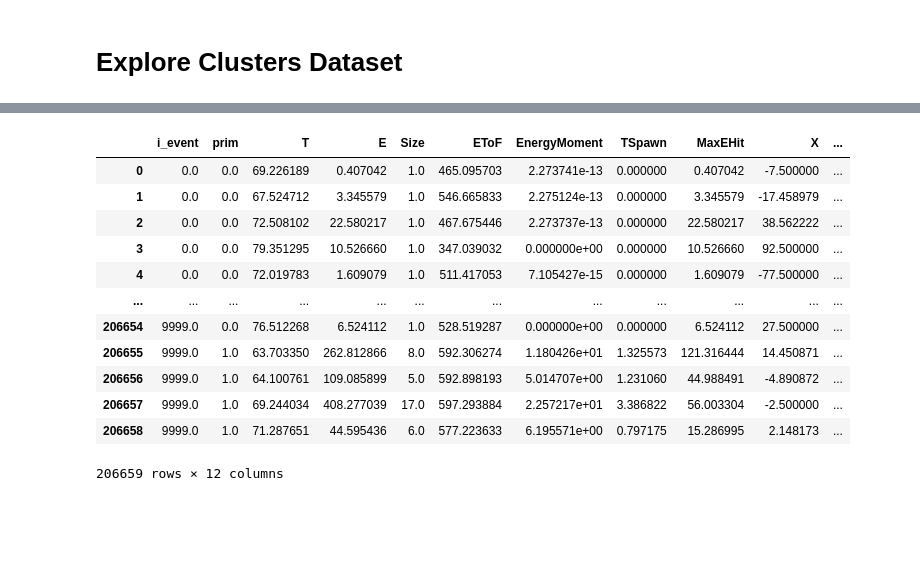
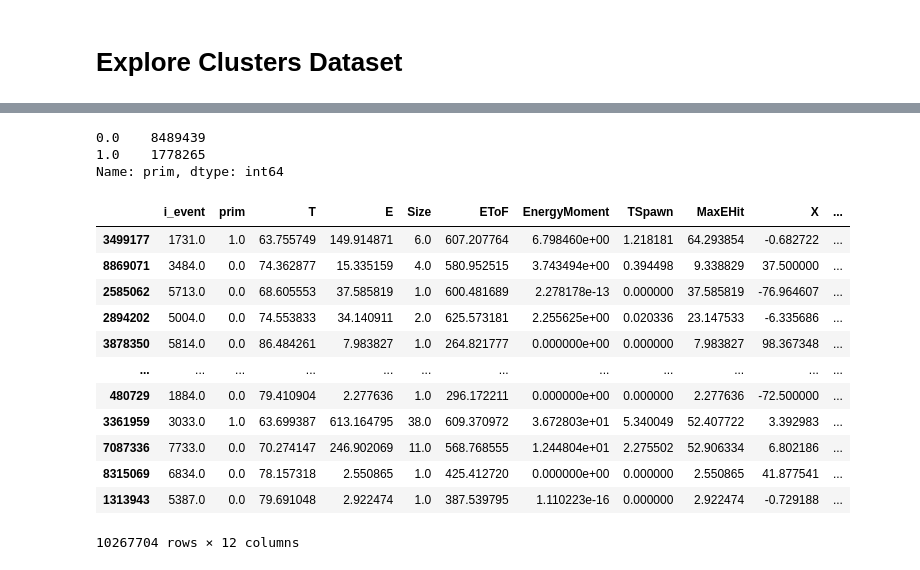
Before and after one commit to janmayer/NeuLAND-reconstruction-ml, a Jupyter notebook: clusterfeature/02-clusters-explore.ipynb, the cells around one changed output, grey strips where cells are left out. Drawn from its saved outputs; the diff is of its cells as text; code cells hidden in the pictures; blank space fills up the shorter version.

```diff
--- a/clusterfeature/02-clusters-explore.ipynb
+++ b/clusterfeature/02-clusters-explore.ipynb
@@ -13,20 +12,26 @@ Welcome to JupyROOT 6.16/00
-# %%
-pdfile = filename_for(
-    distance=15, doubleplane=30, energy=600, erel=500, neutron=4, physics="inclxx", subrun=0, what="clusterfeature.pkl"
-)
-data = pd.read_pickle(pdfile)
-display(data)
-# %% [output]
-|  | i_event | prim | T | E | Size | EToF | EnergyMoment | TSpawn | MaxEHit | X | ... |
-| 0 | 0.0 | 0.0 | 69.226189 | 0.407042 | 1.0 | 465.095703 | 2.273741e-13 | 0.000000 | 0.407042 | -7.500000 | ... |
-| 1 | 0.0 | 0.0 | 67.524712 | 3.345579 | 1.0 | 546.665833 | 2.275124e-13 | 0.000000 | 3.345579 | -17.458979 | ... |
-| 2 | 0.0 | 0.0 | 72.508102 | 22.580217 | 1.0 | 467.675446 | 2.273737e-13 | 0.000000 | 22.580217 | 38.562222 | ... |
-| 3 | 0.0 | 0.0 | 79.351295 | 10.526660 | 1.0 | 347.039032 | 0.000000e+00 | 0.000000 | 10.526660 | 92.500000 | ... |
-| 4 | 0.0 | 0.0 | 72.019783 | 1.609079 | 1.0 | 511.417053 | 7.105427e-15 | 0.000000 | 1.609079 | -77.500000 | ... |
-| ... | ... | ... | ... | ... | ... | ... | ... | ... | ... | ... | ... |
-| 206654 | 9999.0 | 0.0 | 76.512268 | 6.524112 | 1.0 | 528.519287 | 0.000000e+00 | 0.000000 | 6.524112 | 27.500000 | ... |
-| 206655 | 9999.0 | 1.0 | 63.703350 | 262.812866 | 8.0 | 592.306274 | 1.180426e+01 | 1.325573 | 121.316444 | 14.450871 | ... |
-| 206656 | 9999.0 | 1.0 | 64.100761 | 109.085899 | 5.0 | 592.898193 | 5.014707e+00 | 1.231060 | 44.988491 | -4.890872 | ... |
-| 206657 | 9999.0 | 1.0 | 69.244034 | 408.277039 | 17.0 | 597.293884 | 2.257217e+01 | 3.386822 | 56.003304 | -2.500000 | ... |
-| 206658 | 9999.0 | 1.0 | 71.287651 | 44.595436 | 6.0 | 577.223633 | 6.195571e+00 | 0.797175 | 15.286995 | 2.148173 | ... |
-206659 rows × 12 columns
+# %%
+files = [filename_for(15, 30, 600, 500, n, "inclxx", s, "clusterfeature.pkl") for n in [1, 2, 3, 4] for s in range(20)]
+dfs = [pd.read_pickle(file) for file in files]
+data = pd.concat(dfs, ignore_index=True).sample(frac=1, random_state=1337)
+
+data = data[(abs(data["X"]) < 125) & (abs(data["Y"]) < 125) & (data["T"] < 100) & (data["EToF"] < 700)]
+
+print(data["prim"].value_counts())
+display(data)
+# %% [output]
+0.0    8489439
+1.0    1778265
+Name: prim, dtype: int64
+|  | i_event | prim | T | E | Size | EToF | EnergyMoment | TSpawn | MaxEHit | X | ... |
+| 3499177 | 1731.0 | 1.0 | 63.755749 | 149.914871 | 6.0 | 607.207764 | 6.798460e+00 | 1.218181 | 64.293854 | -0.682722 | ... |
+| 8869071 | 3484.0 | 0.0 | 74.362877 | 15.335159 | 4.0 | 580.952515 | 3.743494e+00 | 0.394498 | 9.338829 | 37.500000 | ... |
+| 2585062 | 5713.0 | 0.0 | 68.605553 | 37.585819 | 1.0 | 600.481689 | 2.278178e-13 | 0.000000 | 37.585819 | -76.964607 | ... |
+| 2894202 | 5004.0 | 0.0 | 74.553833 | 34.140911 | 2.0 | 625.573181 | 2.255625e+00 | 0.020336 | 23.147533 | -6.335686 | ... |
+| 3878350 | 5814.0 | 0.0 | 86.484261 | 7.983827 | 1.0 | 264.821777 | 0.000000e+00 | 0.000000 | 7.983827 | 98.367348 | ... |
+| ... | ... | ... | ... | ... | ... | ... | ... | ... | ... | ... | ... |
+| 480729 | 1884.0 | 0.0 | 79.410904 | 2.277636 | 1.0 | 296.172211 | 0.000000e+00 | 0.000000 | 2.277636 | -72.500000 | ... |
+| 3361959 | 3033.0 | 1.0 | 63.699387 | 613.164795 | 38.0 | 609.370972 | 3.672803e+01 | 5.340049 | 52.407722 | 3.392983 | ... |
+| 7087336 | 7733.0 | 0.0 | 70.274147 | 246.902069 | 11.0 | 568.768555 | 1.244804e+01 | 2.275502 | 52.906334 | 6.802186 | ... |
+| 8315069 | 6834.0 | 0.0 | 78.157318 | 2.550865 | 1.0 | 425.412720 | 0.000000e+00 | 0.000000 | 2.550865 | 41.877541 | ... |
+| 1313943 | 5387.0 | 0.0 | 79.691048 | 2.922474 | 1.0 | 387.539795 | 1.110223e-16 | 0.000000 | 2.922474 | -0.729188 | ... |
+10267704 rows × 12 columns
```
Also changed, not shown: parts of 4 cells of this notebook, 8 other files.
